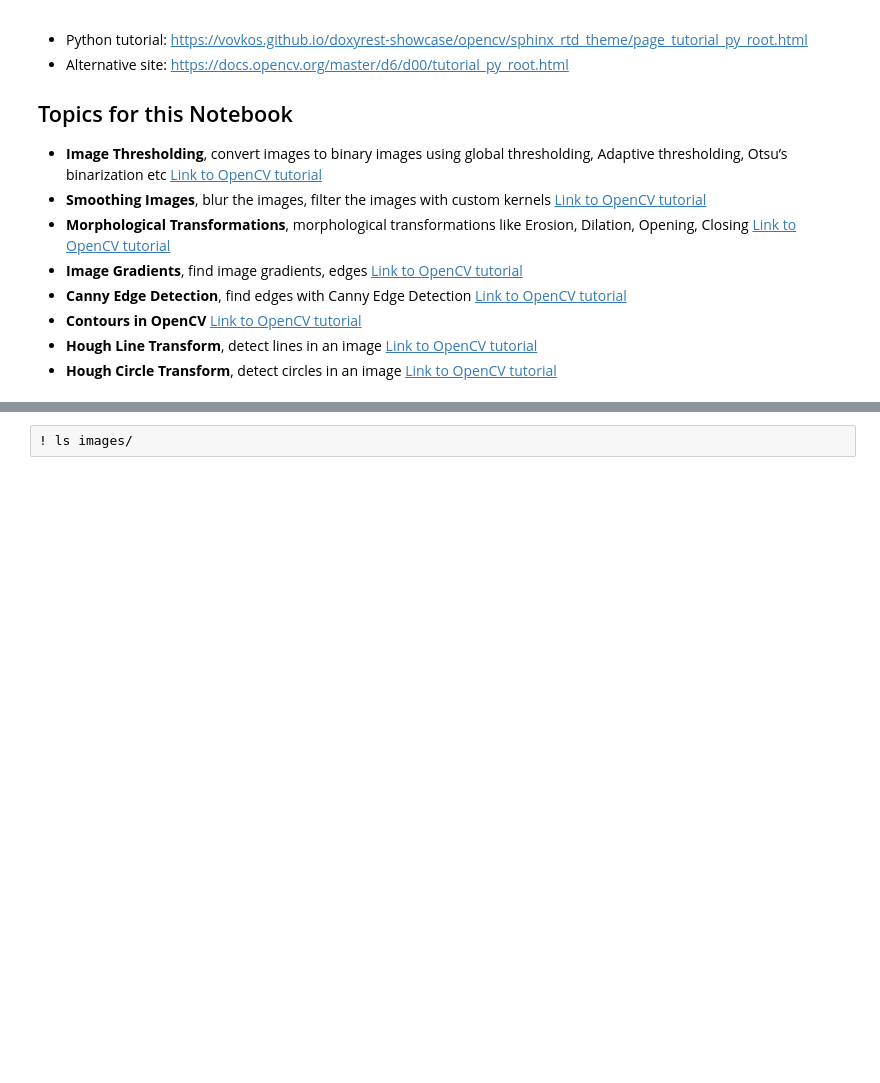
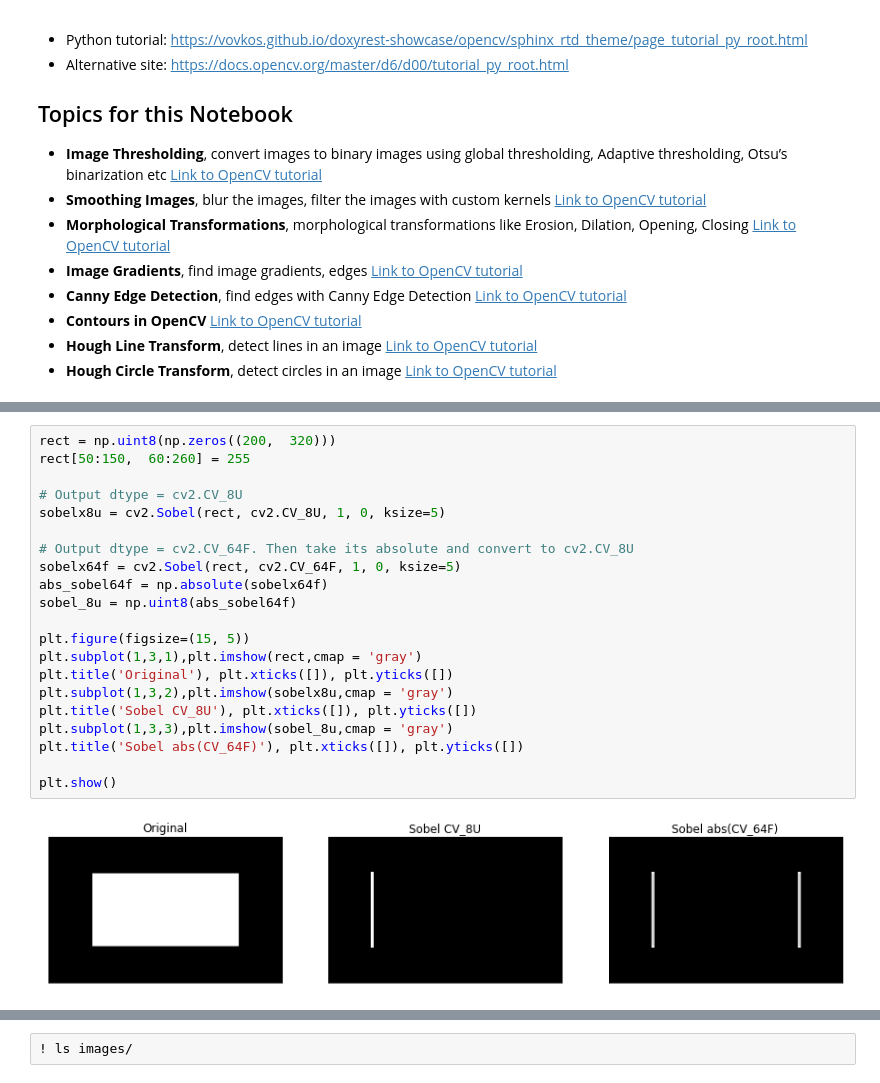
Before and after one commit to kingmolnar/Image-Processing-Analytics, a Jupyter notebook: OpenCV/2_Image_Processing.ipynb, the cells around one changed output, grey strips where cells are left out. Drawn from its saved outputs; the diff is of its cells as text; blank space fills up the shorter version.

```diff
--- a/OpenCV/2_Image_Processing.ipynb
+++ b/OpenCV/2_Image_Processing.ipynb
@@ -103,3 +445,26 @@ plt.show(); plt.close()
+# %%
+rect = np.uint8(np.zeros((200,  320)))
+rect[50:150,  60:260] = 255
+
+# Output dtype = cv2.CV_8U
+sobelx8u = cv2.Sobel(rect, cv2.CV_8U, 1, 0, ksize=5)
+
+# Output dtype = cv2.CV_64F. Then take its absolute and convert to cv2.CV_8U
+sobelx64f = cv2.Sobel(rect, cv2.CV_64F, 1, 0, ksize=5)
+abs_sobel64f = np.absolute(sobelx64f)
+sobel_8u = np.uint8(abs_sobel64f)
+
+plt.figure(figsize=(15, 5))
+plt.subplot(1,3,1),plt.imshow(rect,cmap = 'gray')
+plt.title('Original'), plt.xticks([]), plt.yticks([])
+plt.subplot(1,3,2),plt.imshow(sobelx8u,cmap = 'gray')
+plt.title('Sobel CV_8U'), plt.xticks([]), plt.yticks([])
+plt.subplot(1,3,3),plt.imshow(sobel_8u,cmap = 'gray')
+plt.title('Sobel abs(CV_64F)'), plt.xticks([]), plt.yticks([])
+
+plt.show()
+# %% [output]
+[figure, added]
 # %% [markdown]
 # Sobel Edge Detection
 
```
Also changed, not shown: parts of 99 cells of this notebook.
